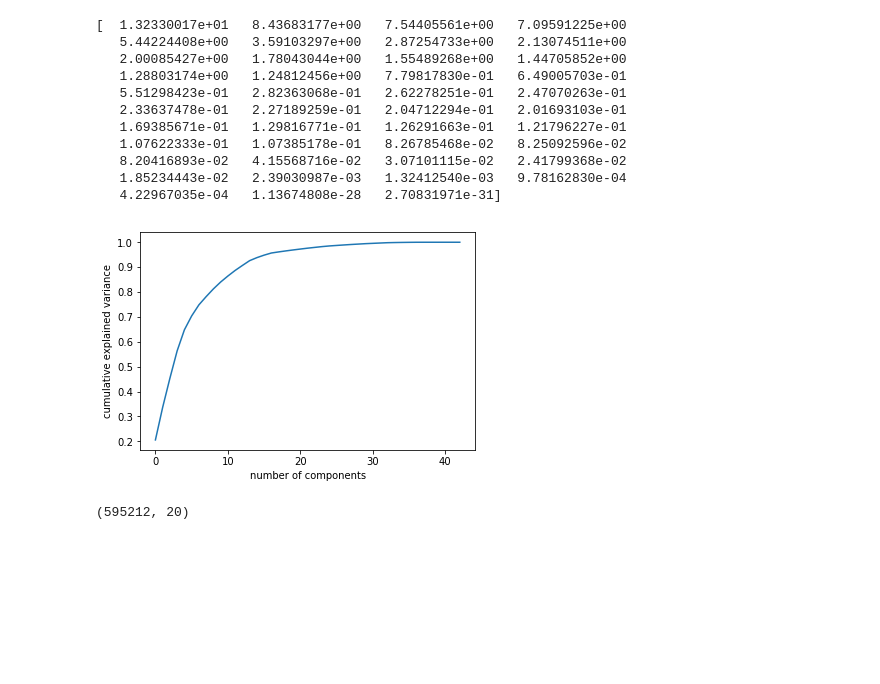
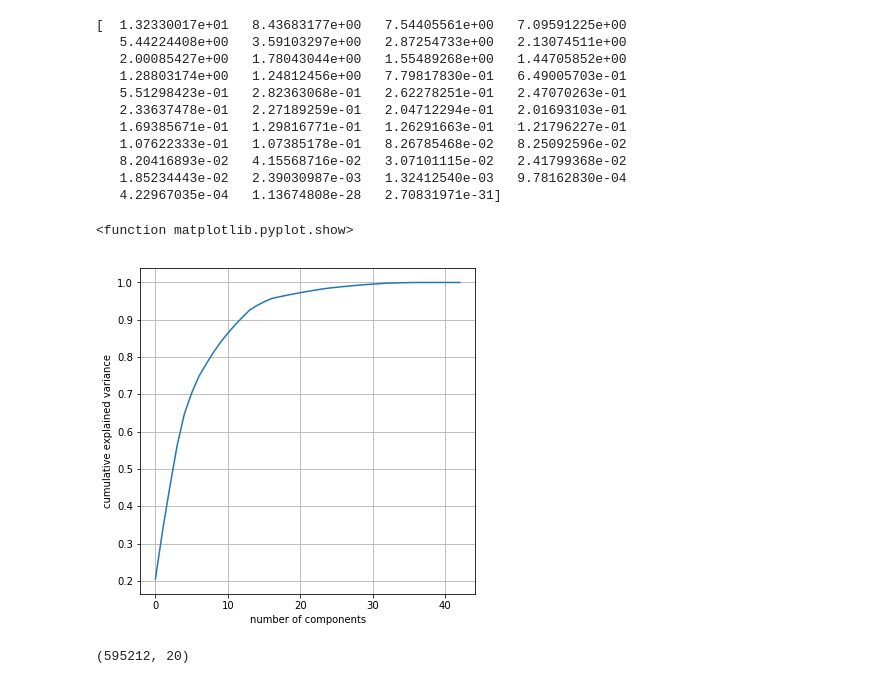
Before and after one commit to jwcunhagit/ml-ps, a Jupyter notebook: PCA-components-analysis.ipynb, the cells around one changed output. Cells and saved outputs as stored; diff of their text form; code cells hidden in the pictures; blank space fills up the shorter version.

```diff
--- a/PCA-components-analysis.ipynb
+++ b/PCA-components-analysis.ipynb
@@ -152,11 +152,15 @@ print(pca.explained_variance_)
    1.85234443e-02   2.39030987e-03   1.32412540e-03   9.78162830e-04
    4.22967035e-04   1.13674808e-28   2.70831971e-31]
 # %%
+plt.figure(figsize=(6,6))
 plt.plot(np.cumsum(pca.explained_variance_ratio_))
 plt.xlabel('number of components')
 plt.ylabel('cumulative explained variance');
+plt.grid()
+plt.show
 # %% [output]
+<function matplotlib.pyplot.show>
-[figure, old version]
+[figure, new version]
 # %%
 pca = decomposition.PCA(n_components=20)
 pca.fit(df_cat_filter)
```
Also changed, not shown: 1 other file.
